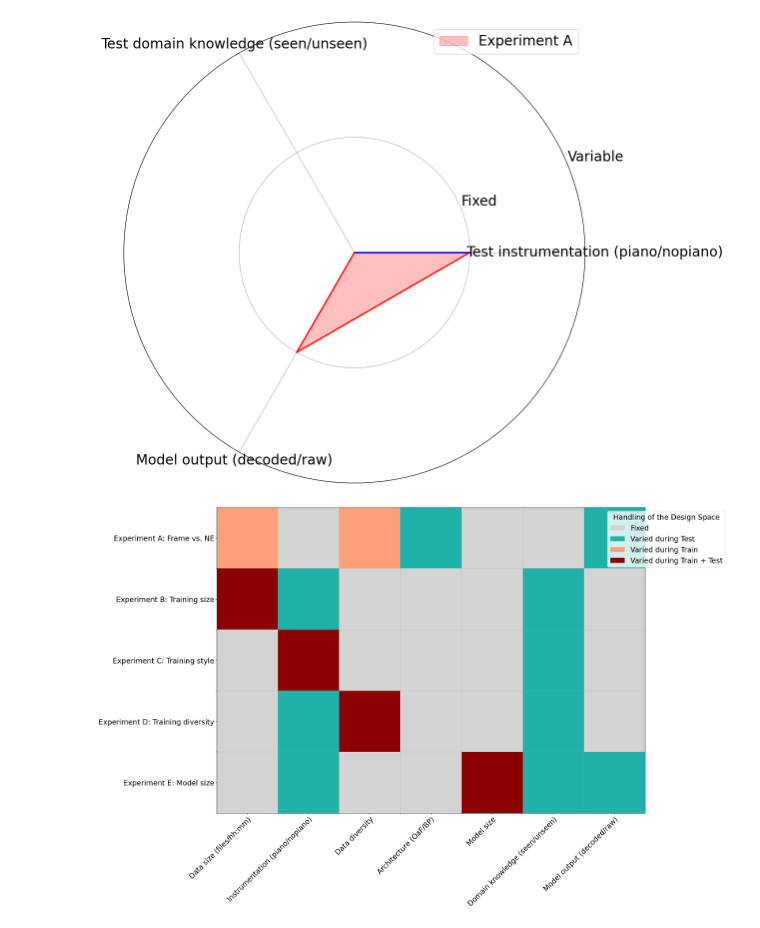
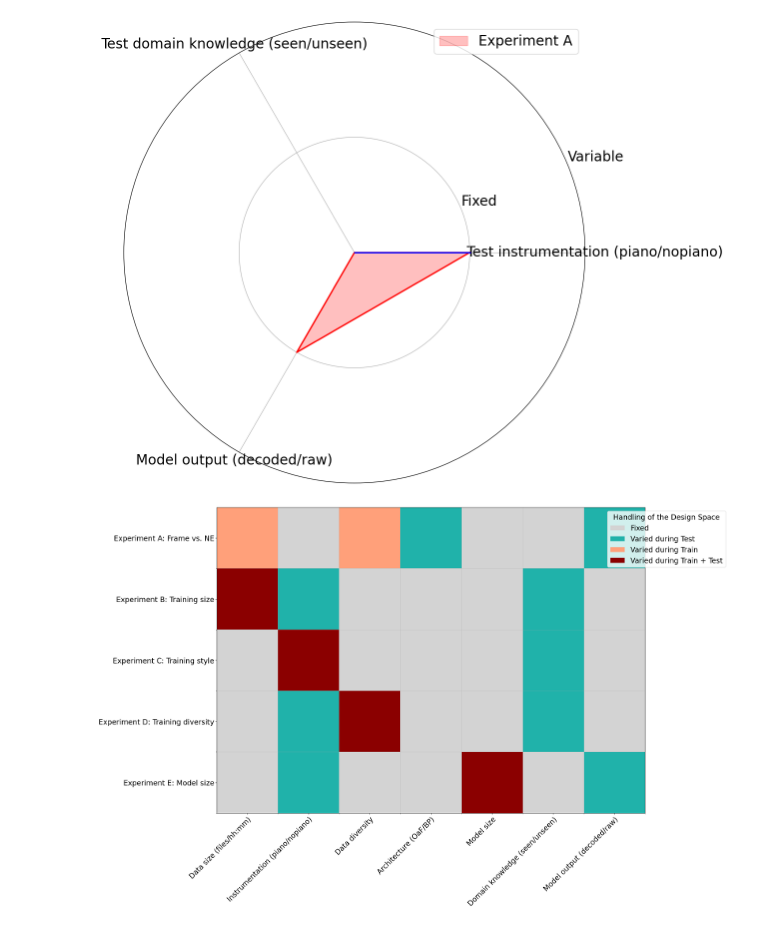
Before and after one commit to marc-philipp-knechtle/amt-eval, a Jupyter notebook: ipynb-viz/experiments/experimental-design-space.ipynb, the cells around one changed output. Cells and saved outputs as stored; diff of their text form; code cells hidden in the pictures.

```diff
--- a/ipynb-viz/experiments/experimental-design-space.ipynb
+++ b/ipynb-viz/experiments/experimental-design-space.ipynb
@@ -169,7 +169,7 @@ data_numeric = [[2, 0, 2, 1, 0, 0, 1], # Experiment A: Comparing Frame output ag
                 # Test domain: test unseen + seen
                 [0, 1, 3, 0, 0, 1, 0], # Experiment D: Impact of the training diversity
                 #
-                [0, 1, 0, 0, 3, 1, 1], # Experiment E: Impact of the model size
+                [0, 1, 0, 0, 3, 0, 1], # Experiment E: Impact of the model size
                 ]
 
 
@@ -189,31 +189,31 @@ im = ax.imshow(data_numeric, cmap=cmap)
 # Set axis labels (this is necessary that the labels are on the correct positions
 ax.set_xticks(np.arange(len(categories)))
 ax.set_yticks(np.arange(len(items)))
 # ax.grid(True, which='major', linestyle='-', linewidth='0.5')
 # set shifted gridlabel annotations
 ax.set_xticks(np.arange(len(categories)) + 0.5, minor=True)  # Shift x grid by 0.5
 ax.set_yticks(np.arange(len(items)) + 0.5, minor=True)  # Shift y grid by 0.1
 ax.grid(True, which='minor', linestyle='-', alpha=0.5)
 ax.set_xticklabels(categories)
 ax.set_yticklabels(items)
 
 # Rotate category labels for readability
 plt.setp(ax.get_xticklabels(), rotation=45, ha="right", rotation_mode="anchor")
 
 # Annotate each cell with the actual category label (A, B, C, D)
 # for i in range(len(items)):
 #     for j in range(len(categories)):
 #         ax.text(j, i, data_labels[i, j], ha="center", va="center", color="black")
 
 # Add a legend
 from matplotlib.patches import Patch
 
 legend_elements = [Patch(facecolor=colors[i], label=category_values[i]) for i in range(len(category_values))]
 # previous loc was upper right
 ax.legend(handles=legend_elements, title="Handling of the Design Space", bbox_to_anchor=(1.05, 1), loc='upper center')
 
 # ax.set_title("Categorical Heatmap (4 Categories)")
 plt.tight_layout()
 plt.show()
 # %% [output]
-[figure, old version]
+[figure, new version]
```
